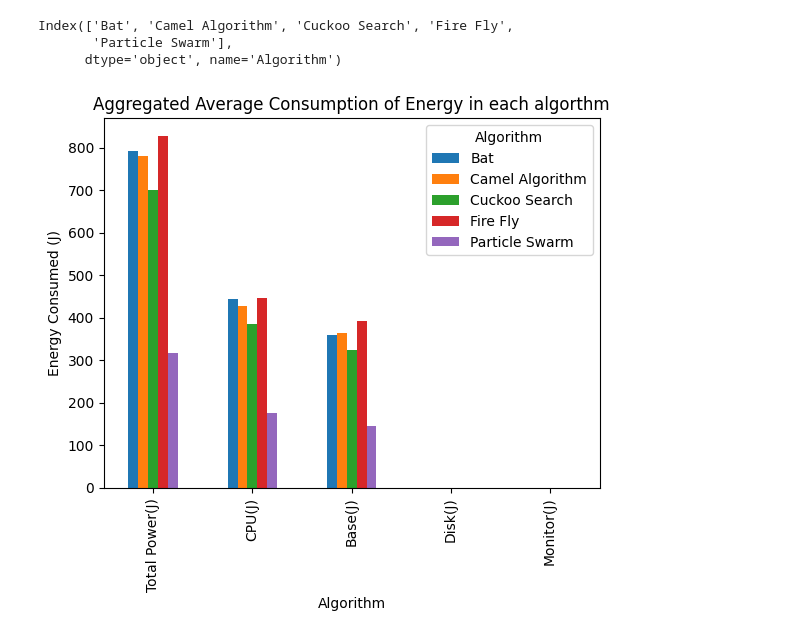
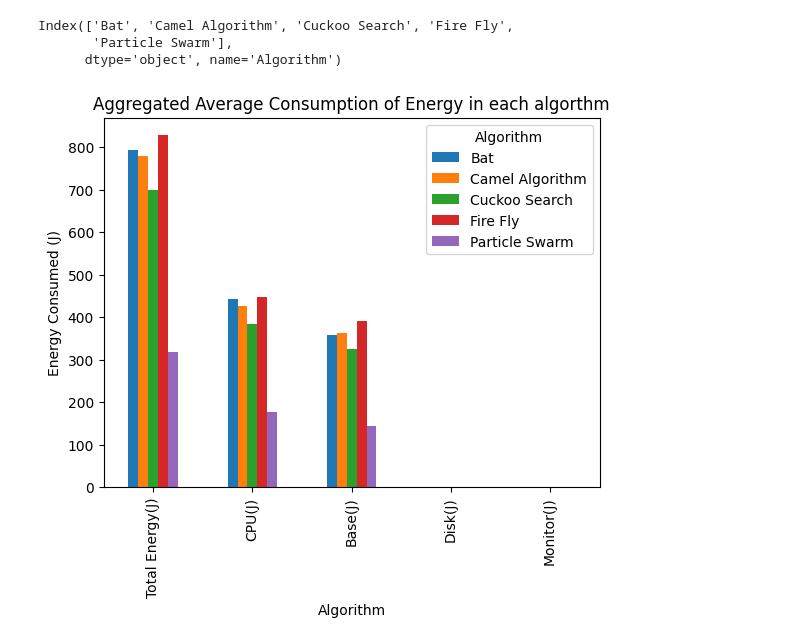
Before and after one commit to ChanderJindal/Analyzing-and-Rating-Greenness-of-Nature-Inspired-Algorithms, a Jupyter notebook: code/graphs.ipynb, the cells around one changed output. Saved outputs shown, nothing was run; the diff lists cells and outputs as text; code cells hidden in the pictures.

```diff
--- a/code/graphs.ipynb
+++ b/code/graphs.ipynb
@@ -51,11 +52,12 @@ def Find_val_eng(name,keys):
     index_lst = [ int(i[4:]) for i in keys]
     #print(index_lst)
     new_df = pd.DataFrame(columns=df.columns)
+    print(new_df.columns)
     for i in index_lst:
         new_df.loc[len(new_df)] = df.loc[i]
-        # 'Time Taken(s)', 'Total Power(J)',
-        new_df['Power Consumption (w)'] = new_df['Total Power(J)']/new_df['Time Taken(s)']
-        #mean_total_eng = np.mean(new_df['Total Power(J)'])
+        # 'Time Taken(s)', 'Total Energy(J)',
+        new_df['Power Consumption (w)'] = new_df['Total Energy(J)']/new_df['Time Taken(s)']
+        #mean_total_eng = np.mean(new_df['Total Energy(J)'])
     return new_df
 # %%
 TOP_vals = 10
@@ -83,12 +92,13 @@ list(pd.read_csv(top_lst[0],index_col=[0]).columns)[1:]
 # %%
 top_lst = [ os.path.join(Top_folder,i) for i in os.listdir(Top_folder) if i.endswith(Top_folder_prefix) ]
-new_df = pd.DataFrame(columns= ['Algorithm'] + list(pd.read_csv(top_lst[0],index_col=[0]).columns)[1:])
-
+col_lst = [i for i in pd.read_csv(top_lst[0],index_col=[0]).columns if not i.startswith('Unnamed:') and i != 'ID']
+#print(col_lst)
+new_df = pd.DataFrame(columns= ['Algorithm'] + col_lst)
+#print(new_df)
 for i in top_lst:
     df = pd.read_csv(i,index_col=[0])
     lst = [os.path.basename(i).split(Top_folder_prefix)[0]]
-    col_lst = list(df.columns)
-    for i in range(1,len(col_lst)):
+    for i in range(len(col_lst)):
         lst.append(np.mean(df[col_lst[i]]))
 
     new_df.loc[len(new_df)] = lst
@@ -123,20 +143,20 @@ Index(['Total Power(J)', 'CPU(J)', 'Base(J)', 'Disk(J)', 'Monitor(J)'], dtype='o
 # %%
 from matplotlib import pyplot as plt
 
 plot_df = new_df.drop(columns=['Power Consumption (w)','Time Taken(s)','Algorithm'])
-plot_df = plot_df.loc[:,['Total Power(J)', 'CPU(J)', 'Base(J)', 'Disk(J)', 'Monitor(J)']]
+plot_df = plot_df.loc[:,['Total Energy(J)', 'CPU(J)', 'Base(J)', 'Disk(J)', 'Monitor(J)']]
 
 plot_df.index = new_df['Algorithm']
 plot_df = plot_df.T
 plot_df.plot(kind="bar")
 plt.title('Aggregated Average Consumption of Energy in each algorthm')
 plt.xlabel('Algorithm')
 plt.ylabel('Energy Consumed (J)')
 print(plot_df.columns)
 plt.savefig(f'{os.path.join(AA_folder, os.path.basename(AA_folder))} algo.svg')
 plt.show()
 # %% [output]
 Index(['Bat', 'Camel Algorithm', 'Cuckoo Search', 'Fire Fly',
        'Particle Swarm'],
       dtype='object', name='Algorithm')
-[figure, old version]
+[figure, new version]
```
Also changed, not shown: parts of 6 cells of this notebook, 37 other files.
